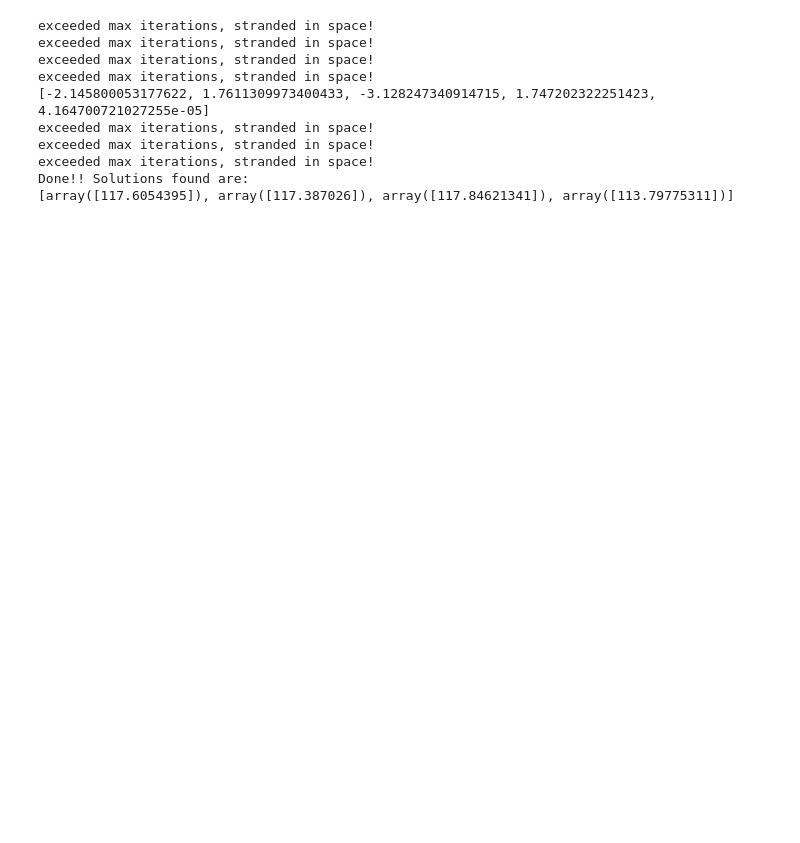
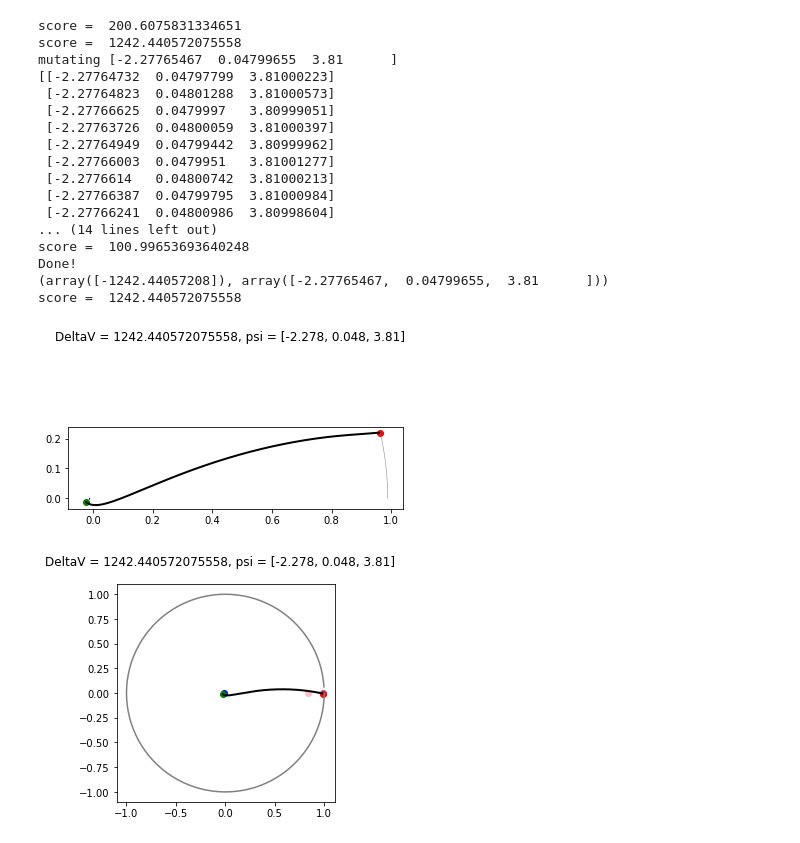
Before and after one commit to gandalfsaxe/letomes, a Jupyter notebook: code/notebooks/pygmo_rocketry.ipynb, the cells around one changed output. Saved outputs shown, nothing was run; the diff lists cells and outputs as text; code cells hidden in the pictures; blank space fills up the shorter version.

Commit message:
the burnDv arg in psi is now nondim-converted inside launch_sim. Give burnDv in km/s
Various other changes to ES part.

```diff
--- a/code/notebooks/pygmo_rocketry.ipynb
+++ b/code/notebooks/pygmo_rocketry.ipynb
@@ -22,12 +27,14 @@ class saddle_space:
     def __init__(self):
         self.dim = 3
 
+    @jit
     def fitness(self,psi):
-        res,_ = launch_sim(psi,max_iter=1e5)
-        return [res]
+        res,_ = launch_sim(psi, duration= 3/UNIT_TIME, max_iter=1e7)
+        return [-res]
 
+    @jit
     def get_bounds(self):
-        return ([-pi,-pi,-4],[pi,pi,4])
+        return ([-pi,-pi8,2],[pi2,pi4,4])
 
     def get_name(self):
         return f"saddlespace"
@@ -78,31 +87,48 @@ class salimans_nes:
         return f"Oisin's big-dick omegafantastic algorithm"
 # %%
 def pygmo_es():
-    uda = salimans_nes(iter=25)  # user defined algorithm
+    uda = salimans_nes(iter=1)  # user defined algorithm
     udp = saddle_space()  # user defined problem
     prob = pg.problem(udp) # Beautiful white snow
 
-    archi = pg.archipelago(algo=uda, prob=udp, n=4, pop_size=2)
-    archi.evolve()
-    sols = archi.get_champions_f()
-    idx = sols.index(min(sols))
-    print("Done!! Solutions found are: ")
-    print(archi.get_champions_f())
-    #udp.plot(archi.get_champions_x(),idx)
+#     archi = pg.archipelago(algo=uda, prob=udp, n=4, pop_size=2)
+#     archi.evolve()
 
-    #pop = pg.population(prob,10,3)
-    #algo.evolve(pop)
+    pop = pg.population(prob=udp, size=1)
+    pop.set_x(0,[-2.277654673852600, 0.047996554429844, 3.810000000000000])
+    uda.evolve(pop)
+#     udi=pg.island(algo=uda, pop=pop)
+#     udi.evolve()
+#     sol = udi.get_population()
+#     sols = archi.get_champions_f()
+#     idx = sols.index(min(sols))
+    sol = (pop.champion_f, pop.champion_x)
+    print("Done! ")
+    print(sol)
+    return sol
-# %%
-if __name__ == '__main__':
-    pygmo_es()
-# %% [output]
-exceeded max iterations, stranded in space!
-exceeded max iterations, stranded in space!
-exceeded max iterations, stranded in space!
-exceeded max iterations, stranded in space!
-[-2.145800053177622, 1.7611309973400433, -3.128247340914715, 1.747202322251423, 4.164700721027255e-05]
-exceeded max iterations, stranded in space!
-exceeded max iterations, stranded in space!
-exceeded max iterations, stranded in space!
-Done!! Solutions found are:
-[array([117.6054395]), array([117.387026]), array([117.84621341]), array([113.79775311])]
+# %%
+if __name__ == '__main__':
+    Dv, psi = pygmo_es()
+    path = launch_sim(psi)
+    orbitplot2d(path, psi)
+    orbitplot_non_inertial(path, psi)
+# %% [output]
+score =  200.6075831334651
+score =  1242.440572075558
+mutating [-2.27765467  0.04799655  3.81      ]
+[[-2.27764732  0.04797799  3.81000223]
+ [-2.27764823  0.04801288  3.81000573]
+ [-2.27766625  0.0479997   3.80999051]
+ [-2.27763726  0.04800059  3.81000397]
+ [-2.27764949  0.04799442  3.80999962]
+ [-2.27766003  0.0479951   3.81001277]
+ [-2.2776614   0.04800742  3.81000213]
+ [-2.27766387  0.04799795  3.81000984]
+ [-2.27766241  0.04800986  3.80998604]
+... (14 lines left out)
+score =  100.99653693640248
+Done!
+(array([-1242.44057208]), array([-2.27765467,  0.04799655,  3.81      ]))
+score =  1242.440572075558
+[figure, added]
+[figure, added]
```
Also changed, not shown: parts of 3 cells of this notebook, 5 other files.
